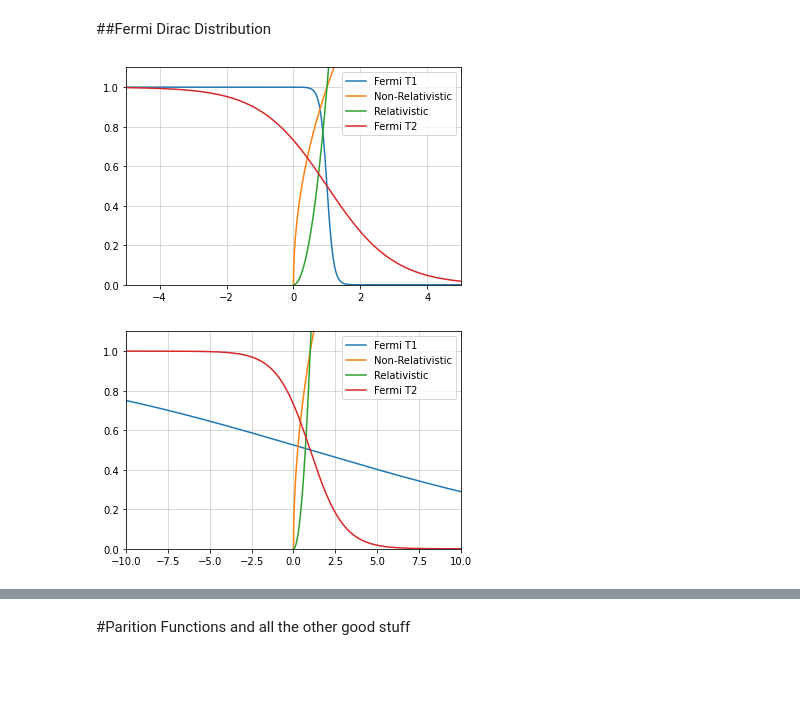
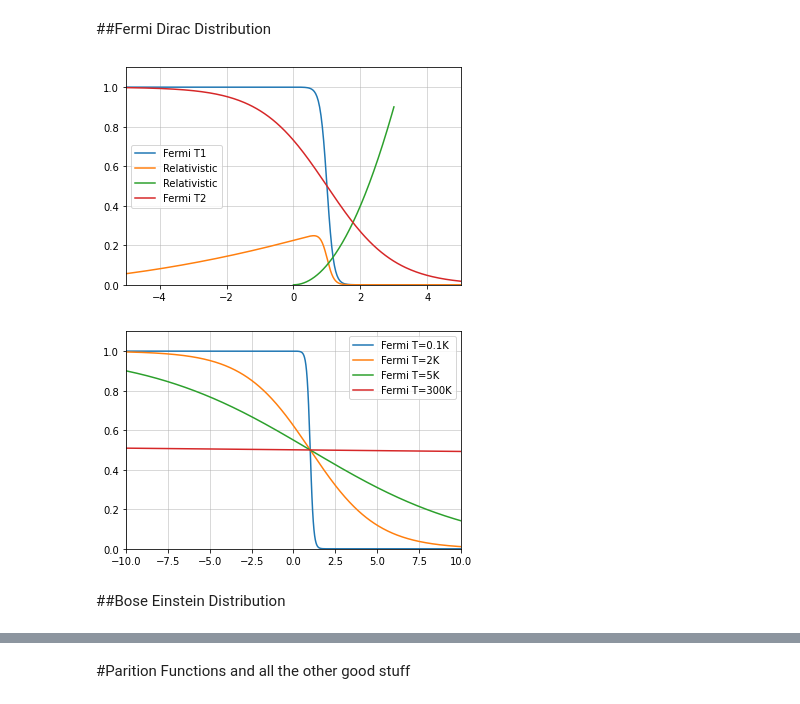
Before and after one commit to HimanshuSim/statmechpracticals, a Jupyter notebook: statmech.ipynb, the cells around one changed output, grey strips where cells are left out. Drawn from its saved outputs; the diff is of its cells as text; code cells hidden in the pictures; blank space fills up the shorter version.

```diff
--- a/statmech.ipynb
+++ b/statmech.ipynb
@@ -180,7 +217,7 @@ k=1
 t1=0.1
 t2=1
 #t2=50 #if you want to get the staright line is distribution
-C=1
+C=0.1
 mu=1
 E = np.linspace(-10,10,500);
 Fermi = 1.0/(np.exp((E-mu)/(k*t1))+1); #mind the brackets np.exp((E-mu)/k*t1) will evaluate as exp(((E-mu)/k)*t1) which is not we deisre
@@ -190,7 +227,8 @@ DOS=C*(E1)**(0.5)
 DOS1=C*(E1)**(2)
 Fermi1 = 1.0/(np.exp((E-mu)/(k*t2))+1);
 plt.plot(E,Fermi,label='Fermi T1')
-plt.plot(E1,DOS,label='Non-Relativistic')
+#plt.plot(E1,DOS,label='Non-Relativistic')
+plt.plot(E,Fermi*DOS1,label='Relativistic')
 plt.plot(E1,DOS1,label='Relativistic')
 plt.plot(E,Fermi1,label='Fermi T2')
 plt.legend()
@@ -199,31 +237,44 @@ plt.xlim([-5,5])
 plt.grid(alpha=0.6)
 plt.show()
 # %% [output]
-[figure, old version]
+[figure, new version]
 # %%
-)##i just copy pasted the original code just for reference
+##i just copy pasted the original code just for reference
 
 import numpy as np
 import matplotlib.pyplot as plt
+"""
 k=1
 t1=0.1
 t2=1
+"""
+t1=0.1
+t2=2
+t3=5
+t4=300
 C=1
 mu=1
 E = np.linspace(-10,10,500);
-Fermi = 1.0/(np.exp((E-mu)/k*t1)+1);
+Fermi = 1.0/(np.exp((E-mu)/(k*t1))+1);
 E1 = np.linspace(0,3,500);
 DOS=C*(E1)**(0.5)
 DOS1=C*(E1)**(2)
-Fermi1 = 1.0/(np.exp((E-mu)/k*t2)+1);
-plt.plot(E,Fermi,label='Fermi T1')
-plt.plot(E1,DOS,label='Non-Relativistic')
-plt.plot(E1,DOS1,label='Relativistic')
-plt.plot(E,Fermi1,label='Fermi T2')
+Fermi2 = 1.0/(np.exp((E-mu)/(k*t2))+1)
+Fermi3 = 1.0/(np.exp((E-mu)/(k*t3))+1)
+Fermi4 = 1.0/(np.exp((E-mu)/(k*t4))+1)
+plt.plot(E,Fermi,label='Fermi T={}K'.format(t1))
+plt.plot(E,Fermi2,label='Fermi T={}K'.format(t2))
+plt.plot(E,Fermi3,label='Fermi T={}K'.format(t3))
+plt.plot(E,Fermi4,label='Fermi T={}K'.format(t4))
+#plt.plot(E1,DOS,label='Non-Relativistic')
+#plt.plot(E1,DOS1,label='Relativistic')
+
 plt.legend()
 plt.ylim([0,1.1])
 plt.xlim([-10,10])
 plt.grid(alpha=0.6)
 plt.show()
 # %% [output]
-[figure, old version]
+[figure, new version]
+# %% [markdown]
+##Bose Einstein Distribution
```
Also changed, not shown: parts of 44 cells of this notebook.
